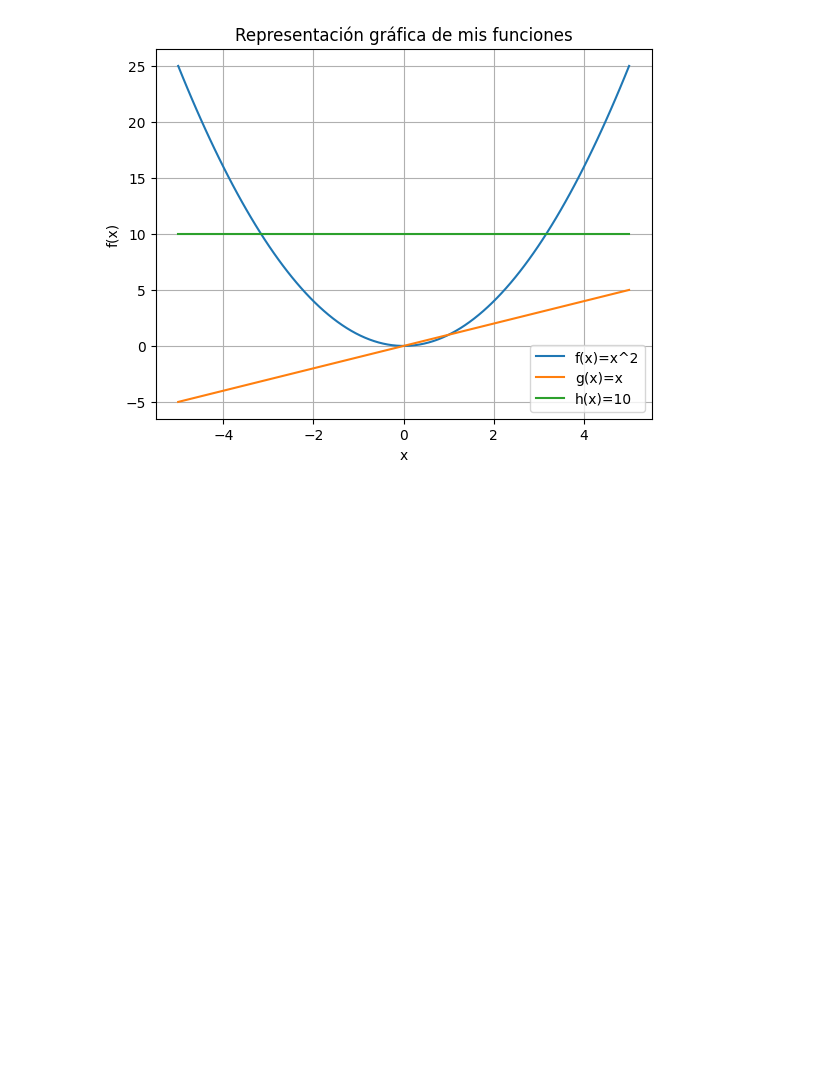
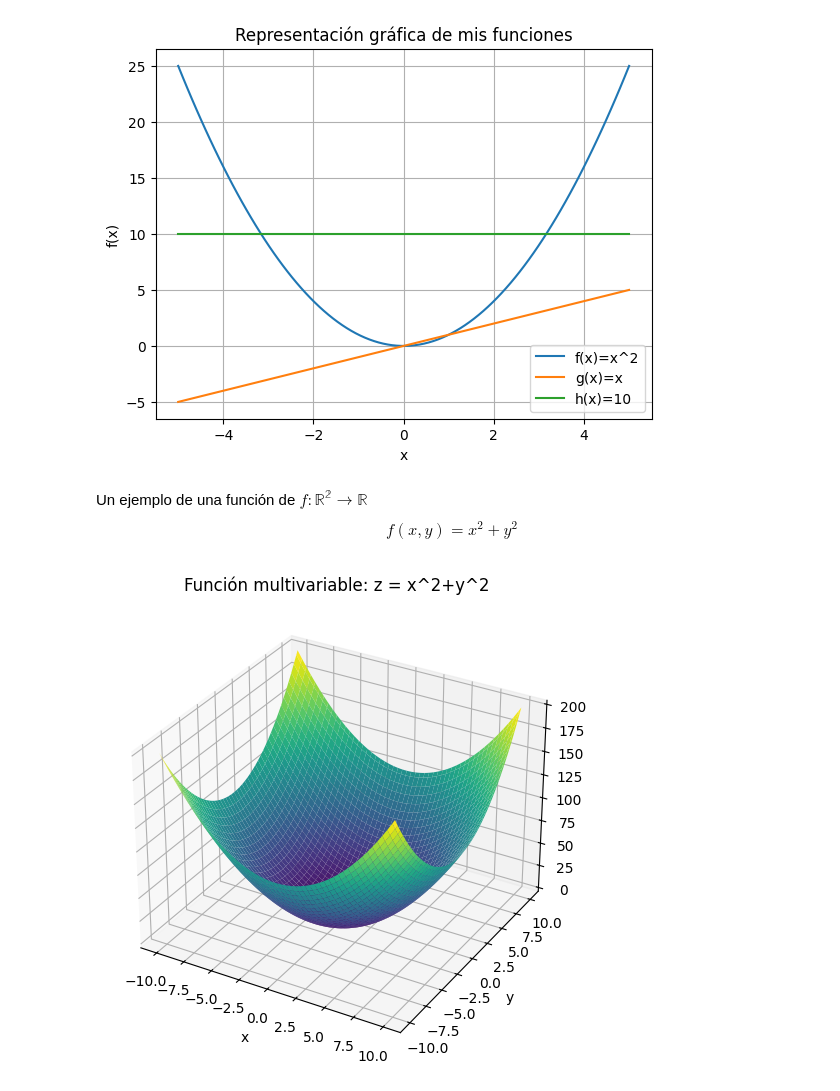
Before and after one commit to NaTHuber/exploration-notes, a Jupyter notebook: learning-notebooks/funcion-derivada-descenso-del-gradiente.ipynb, the cells around one changed output. Drawn from its saved outputs; the diff is of its cells as text; code cells hidden in the pictures; blank space fills up the shorter version.

Commit message:
Se añaden graficas de funcion multivariable

```diff
--- a/learning-notebooks/funcion-derivada-descenso-del-gradiente.ipynb
+++ b/learning-notebooks/funcion-derivada-descenso-del-gradiente.ipynb
@@ -83,3 +84,28 @@ plt.legend()
 plt.show()
 # %% [output]
 [figure]
+# %% [markdown]
+Un ejemplo de una función de $f:\mathbb{R^2}\rightarrow\mathbb{R}$
+$$
+f(x,y) = x^2 + y^2
+$$
+# %%
+# Definiendo la función en python
+def miFuncion(x,y):
+    return x**2 + y**2
+
+x_vals = np.linspace(-10,10,100)
+y_vals = np.linspace(-10,10,100)
+X, Y = np.meshgrid(x_vals, y_vals)
+Z = miFuncion(X,Y)
+
+fig = plt.figure(figsize=(8, 6))
+ax = fig.add_subplot(111, projection='3d')
+ax.plot_surface(X, Y, Z, cmap='viridis')
+ax.set_title("Función multivariable: z = x^2+y^2")
+ax.set_xlabel("x")
+ax.set_ylabel("y")
+ax.set_zlabel("z")
+plt.show()
+# %% [output]
+[figure, added]
```
Also changed, not shown: parts of 1 cell of this notebook.
